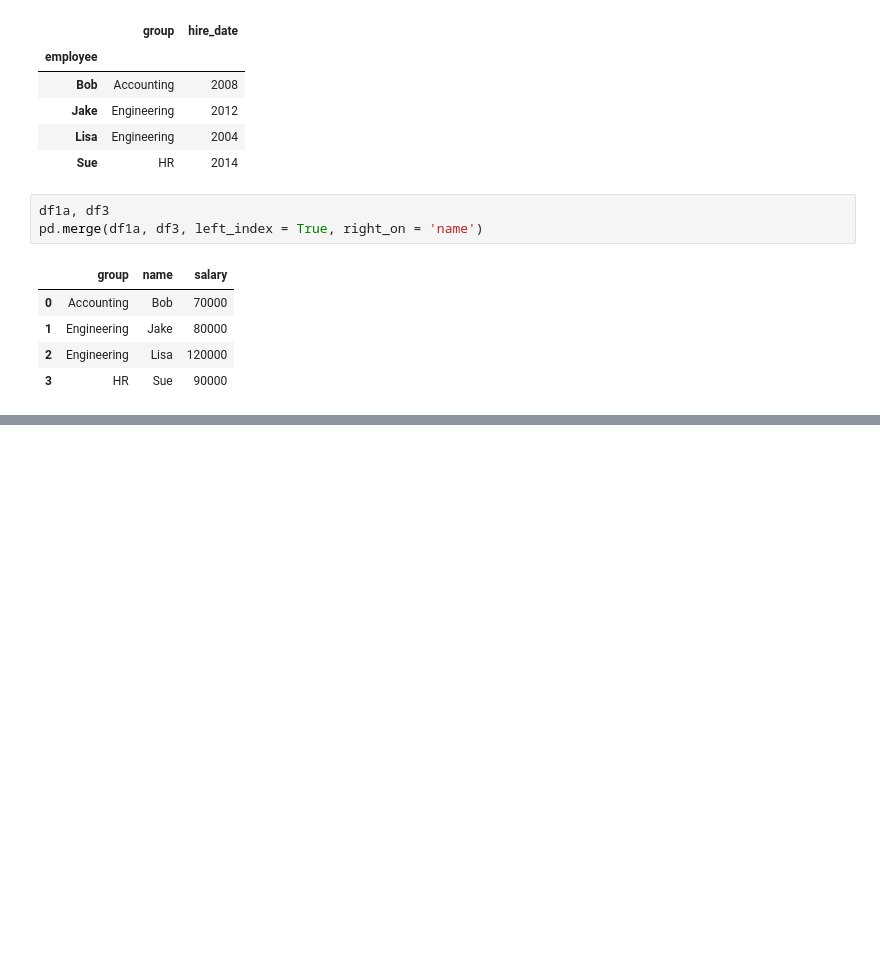
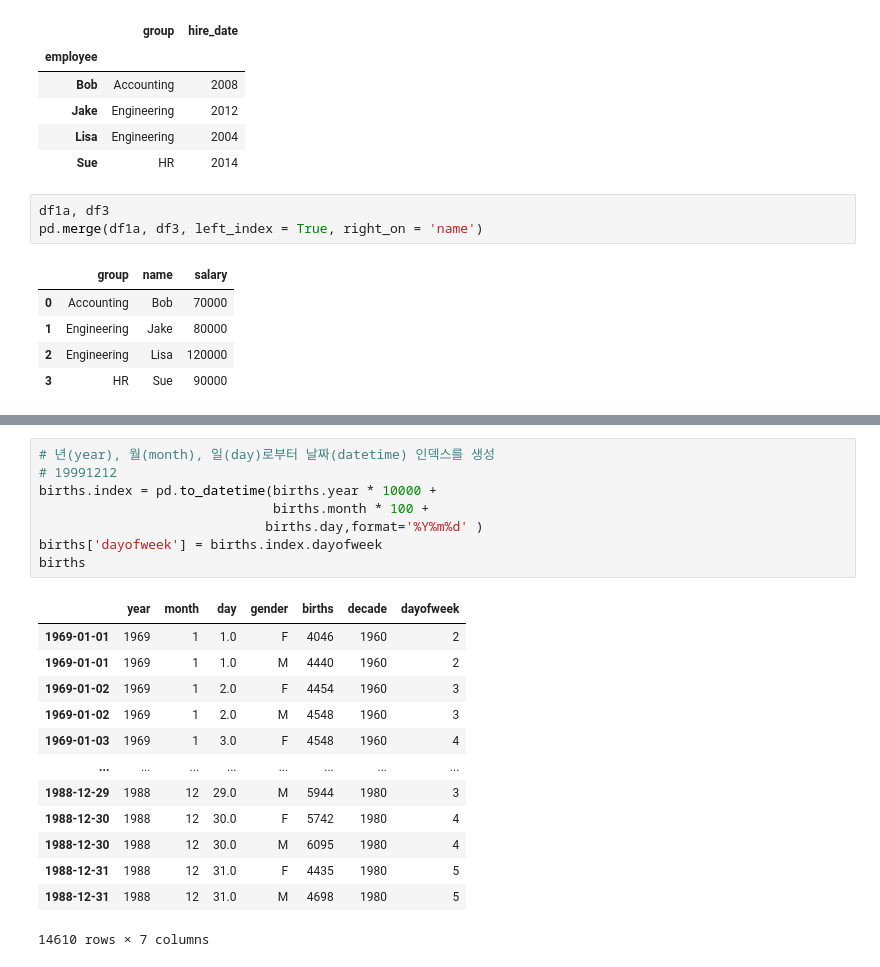
Before and after one commit to SoongMoo/shinhan2205, a Jupyter notebook: 4Day.ipynb, the cells around one changed output, grey strips where cells are left out. Saved outputs shown, nothing was run; the diff lists cells and outputs as text; blank space fills up the shorter version.

```diff
--- a/4Day.ipynb
+++ b/4Day.ipynb
@@ -710,0 +1255,22 @@ pd.merge(df1a, df3, left_index = True, right_on = 'name')
+# %%
+# 년(year), 월(month), 일(day)로부터 날짜(datetime) 인덱스를 생성
+# 19991212
+births.index = pd.to_datetime(births.year * 10000 +
+                              births.month * 100 +
+                             births.day,format='%Y%m%d' )
+births['dayofweek'] = births.index.dayofweek
+births
+# %% [output]
+|  | year | month | day | gender | births | decade | dayofweek |
+| 1969-01-01 | 1969 | 1 | 1.0 | F | 4046 | 1960 | 2 |
+| 1969-01-01 | 1969 | 1 | 1.0 | M | 4440 | 1960 | 2 |
+| 1969-01-02 | 1969 | 1 | 2.0 | F | 4454 | 1960 | 3 |
+| 1969-01-02 | 1969 | 1 | 2.0 | M | 4548 | 1960 | 3 |
+| 1969-01-03 | 1969 | 1 | 3.0 | F | 4548 | 1960 | 4 |
+| ... | ... | ... | ... | ... | ... | ... | ... |
+| 1988-12-29 | 1988 | 12 | 29.0 | M | 5944 | 1980 | 3 |
+| 1988-12-30 | 1988 | 12 | 30.0 | F | 5742 | 1980 | 4 |
+| 1988-12-30 | 1988 | 12 | 30.0 | M | 6095 | 1980 | 4 |
+| 1988-12-31 | 1988 | 12 | 31.0 | F | 4435 | 1980 | 5 |
+| 1988-12-31 | 1988 | 12 | 31.0 | M | 4698 | 1980 | 5 |
+14610 rows × 7 columns
```
Also changed, not shown: parts of 47 cells of this notebook.
